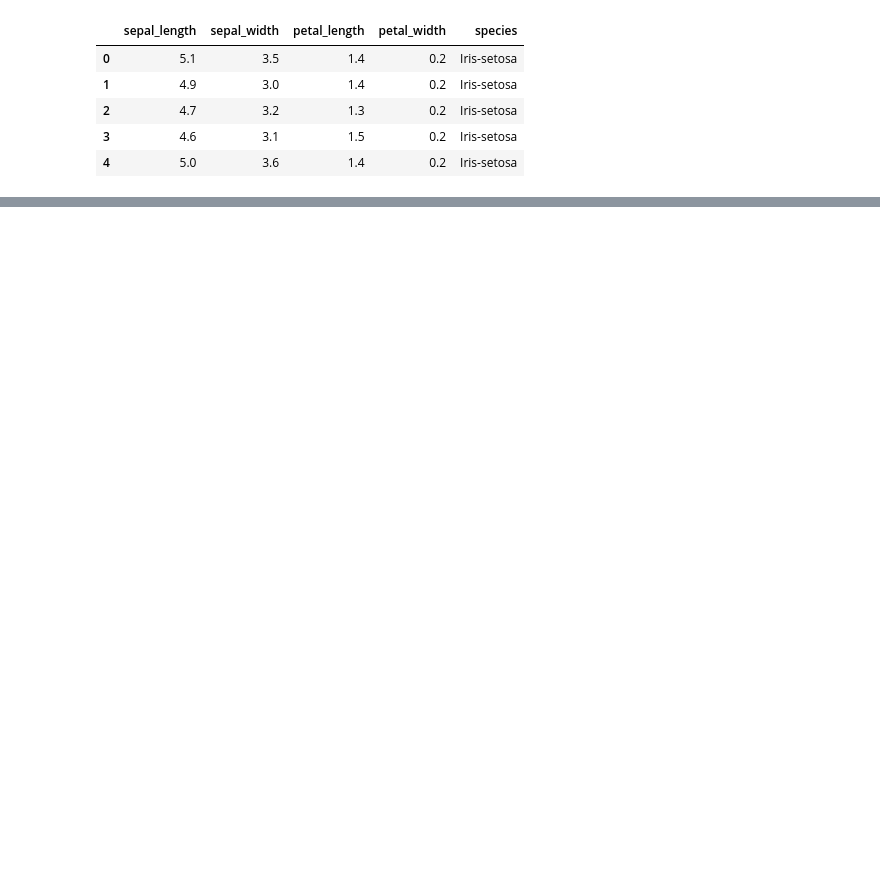
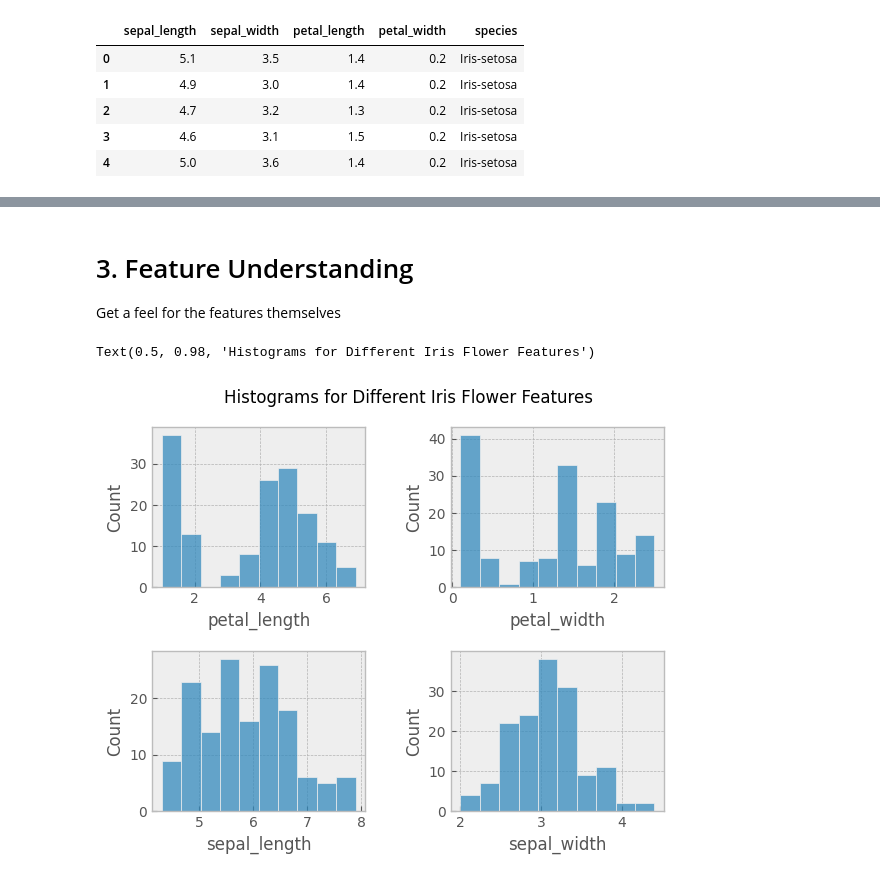
Before and after one commit to jhoang3/iris, a Jupyter notebook: iris.ipynb, the cells around one changed output, grey strips where cells are left out. Cells and saved outputs as stored; diff of their text form; code cells hidden in the pictures; blank space fills up the shorter version.

```diff
--- a/iris.ipynb
+++ b/iris.ipynb
@@ -8,0 +1,20 @@ from sklearn import svm
+# %%
+import numpy as np
+import pandas as pd
+import matplotlib.pyplot as plt
+import seaborn as sns
+from sklearn import svm
+from sklearn.model_selection import train_test_split, RepeatedStratifiedKFold, cross_val_score
+from sklearn.preprocessing import LabelEncoder
+# to encode labels to numbers
+from sklearn.preprocessing import StandardScaler # to standardize
+from sklearn.svm import SVC # import support vector classifier
+from sklearn.inspection import DecisionBoundaryDisplay
+# this import allows for visualization of decision regions formulated by models
+from sklearn.metrics import f1_score, accuracy_score, precision_score, \
+    recall_score, confusion_matrix, ConfusionMatrixDisplay, classification_report
+
+
+plt.style.use('bmh')
+
+#import necessary methods and libraries
@@ -20,0 +130,19 @@ df.head()
+# %% [markdown]
+# 3. Feature Understanding
+Get a feel for the features themselves
+# %%
+plt.subplot(2, 2, 1)
+plt.subplots_adjust(wspace=0.4, hspace=0.4, left=0.1, right=0.9, top=0.9, bottom=0.1)
+
+sns.histplot(data=df, x='petal_length', bins=10)
+plt.subplot(2, 2, 2)
+sns.histplot(data=df, x='petal_width', bins=10)
+plt.subplot(2, 2, 3)
+sns.histplot(data=df, x='sepal_length', bins=10)
+plt.subplot(2, 2, 4)
+sns.histplot(data=df, x='sepal_width', bins=10)
+
+plt.suptitle("Histograms for Different Iris Flower Features")
+# %% [output]
+Text(0.5, 0.98, 'Histograms for Different Iris Flower Features')
+[figure, added]
```
Also changed, not shown: parts of 23 cells of this notebook, 1 other file.
